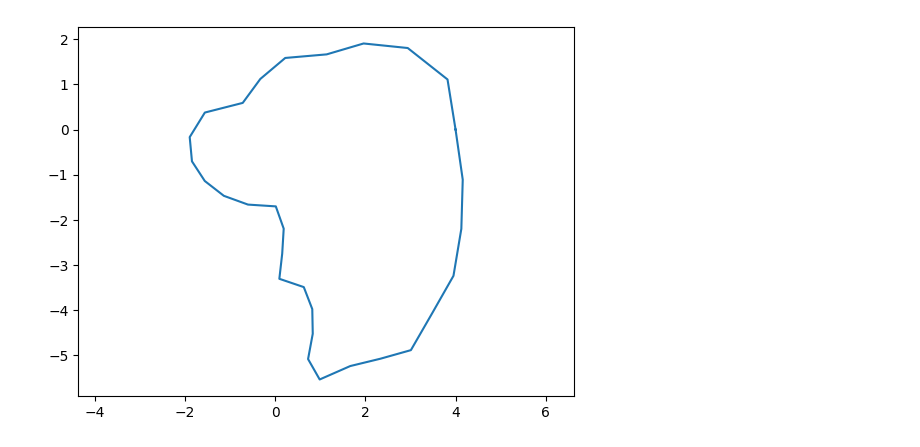
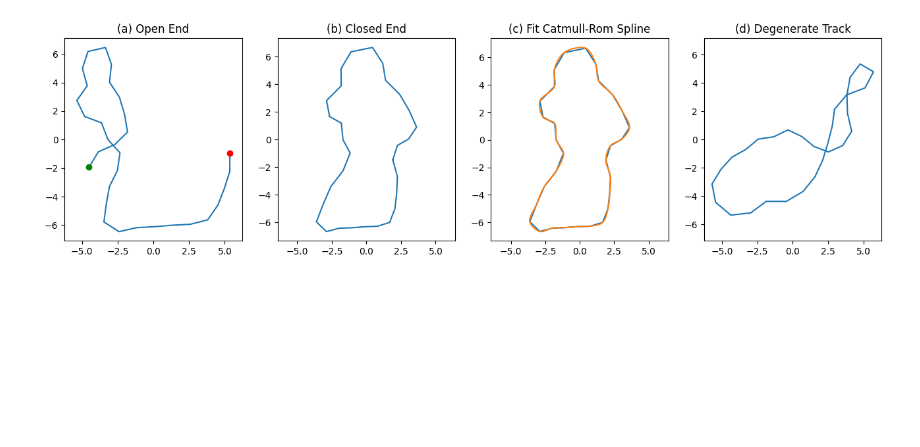
Before and after one commit to jacquesamsel/skripsie, a Jupyter notebook: trackgen.ipynb, the cells around one changed output. Saved outputs shown, nothing was run; the diff lists cells and outputs as text; code cells hidden in the pictures; blank space fills up the shorter version.

Commit message:
Add more trackgen stuff and comments to report

```diff
--- a/trackgen.ipynb
+++ b/trackgen.ipynb
@@ -6,49 +12,106 @@ from matplotlib import pyplot as plt
 # %%
-import numpy as np
-import matplotlib.pyplot as plt
-
+n = 30
+radius = 6
+max_turn_deg = 80
+turn_restoring = 0.15
+max_offset_deg = 90
+closing_sharpness = 3
 
 def generate_walk(
-        n: int, radius: float,
+        n: int,
+        radius: float,
         max_turn_deg: float,
         turn_restoring: float,
         closing_sharpness: float,
         max_offset_deg: float,
         seed: int = 1,
-        close_end: bool = True
+        close_end: bool = True,
+        spline: bool = False
 ):
     np.random.seed(seed)
     step = 2 * np.pi * radius / n
     pos = np.zeros((n + 1, 2))
     pos[0] = [radius, 0]
     offset = 0.0
 
     for i in range(n):
         progress = (i + 1) / n
-        guide = 2 * np.pi * progress + np.pi / 2
+        reference_heading = 2 * np.pi * progress + np.pi / 2
         restoring = turn_restoring + \
             (1 - turn_restoring) * progress ** closing_sharpness
 
         offset += np.radians(np.random.uniform(-max_turn_deg, max_turn_deg))
         offset -= restoring * offset
         offset = np.clip(offset, -np.radians(max_offset_deg),
                          np.radians(max_offset_deg))
 
-        heading = guide + offset
+        heading = reference_heading + offset
         pos[i + 1] = pos[i] + step * \
             np.array([np.cos(heading), np.sin(heading)])
+
 
     if close_end:
         diff = pos[0] - pos[-1]
         pos += diff * np.linspace(0, 1, n + 1)[:, np.newaxis]
 
+    center = (pos.min(0) + pos.max(0)) / 2
 
+    pos -= center
+
+    if spline:
+        curve = splines.CatmullRom(pos[:-1, :], alpha=0.5, endconditions='closed')
+        t = np.linspace(curve.grid[0], curve.grid[-1], 500)
+        spline = curve.evaluate(t)
+        return spline
     return pos
 
+def make_inset_and_outset(track: np.ndarray, inset: float, kind: Literal["clipper2", "mult", "additive"]):
+    if kind == "clipper2":
+        po = pyclipr.ClipperOffset()
+        po.addPath(track, pyclipr.JoinType.Miter, pyclipr.EndType.Joined)
+        clip_outset, clip_inset = po.execute(inset)
+    elif kind == "mult":
+        clip_inset = track * (1 - inset)
+        clip_outset = track * 1/(1 - inset)
+    elif kind == "additive":
+        dir = track / np.linalg.norm(track, axis=1)[:, np.newaxis]
+        clip_inset = track - dir * inset
+        clip_outset = track + dir * inset
+    else:
+        raise ValueError(f"Unknown kind: {kind}")
 
-pos = generate_walk(30, 4, 80, 0.1, 3, 80, seed=np.random.randint(0, 100))
-plt.plot(pos[:, 0], pos[:, 1])
-plt.axis("equal")
-plt.show()
+    return clip_inset, clip_outset
+
+SEED = 11
+pos = generate_walk(n, radius, max_turn_deg, turn_restoring, closing_sharpness, max_offset_deg, seed=SEED, close_end=False)
+pos_close_end = generate_walk(n, radius, max_turn_deg, turn_restoring, closing_sharpness, max_offset_deg, seed=SEED, close_end=True)
+degenerate_track = generate_walk(n, radius, max_turn_deg, turn_restoring, closing_sharpness, max_offset_deg, seed=988916, close_end=True)
+
+fig, axs = plt.subplots(1, 4, figsize=(16, 4))
+
+axs[0].plot(pos[:, 0], pos[:, 1])
+axs[0].set_title("(a) Open End")
+axs[0].plot(pos[0, 0], pos[0, 1], 'go', label='Start')
+axs[0].plot(pos[-1, 0], pos[-1, 1], 'ro', label='End')
+
+
+axs[1].plot(pos_close_end[:, 0], pos_close_end[:, 1])
+axs[1].set_title("(b) Closed End")
+
+
+# fit a spline
+
+spline = generate_walk(n, radius, max_turn_deg, turn_restoring, closing_sharpness, max_offset_deg, seed=SEED, close_end=True, spline=True)
+
+axs[2].plot(pos_close_end[:, 0], pos_close_end[:, 1])
+axs[2].plot(spline[:, 0], spline[:, 1])
+axs[2].set_title("(c) Fit Catmull-Rom Spline")
+
+axs[3].plot(degenerate_track[:, 0], degenerate_track[:, 1])
+axs[3].set_title("(d) Degenerate Track")
+
+for i in range(4):
+    axs[i].axis('equal')
+plt.savefig("results/figures/trackgen_walk.pdf")
 # %% [output]
-[figure, old version]
+[figure, new version]
```
Also changed, not shown: parts of 10 cells of this notebook, 7 other files.
